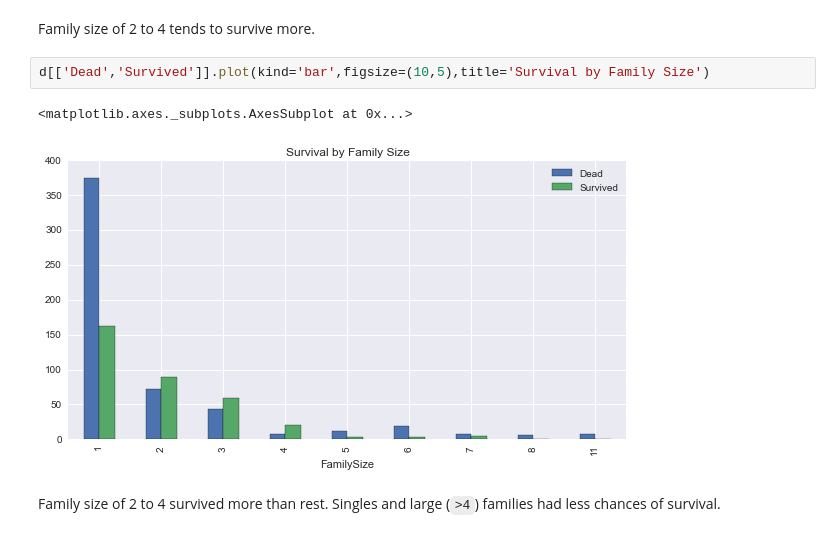
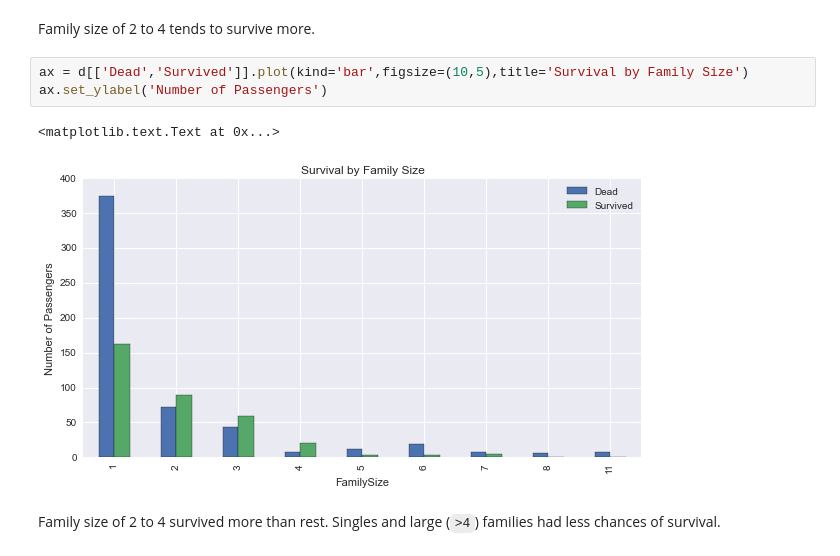
Before and after one commit to sgurjar/dand, a Jupyter notebook: p2-investigate-a-dataset/p2-investigate_a_dataset.ipynb, the cells around one changed output. Saved outputs shown, nothing was run; the diff lists cells and outputs as text.

```diff
--- a/p2-investigate-a-dataset/p2-investigate_a_dataset.ipynb
+++ b/p2-investigate-a-dataset/p2-investigate_a_dataset.ipynb
@@ -120,10 +132,11 @@ d['%Survived'] = (d['Survived']/d['Total']).round(2);d
 # %% [markdown]
 Family size of 2 to 4 tends to survive more.
 # %%
-d[['Dead','Survived']].plot(kind='bar',figsize=(10,5),title='Survival by Family Size')
+ax = d[['Dead','Survived']].plot(kind='bar',figsize=(10,5),title='Survival by Family Size')
+ax.set_ylabel('Number of Passengers')
 # %% [output]
-<matplotlib.axes._subplots.AxesSubplot at 0x...>
+<matplotlib.text.Text at 0x...>
-[figure, old version]
+[figure, new version]
 # %% [markdown]
 Family size of 2 to 4 survived more than rest. Singles and large (`>4`) families had less chances of survival.
 # %% [markdown]
```
Also changed, not shown: parts of 11 cells of this notebook.
